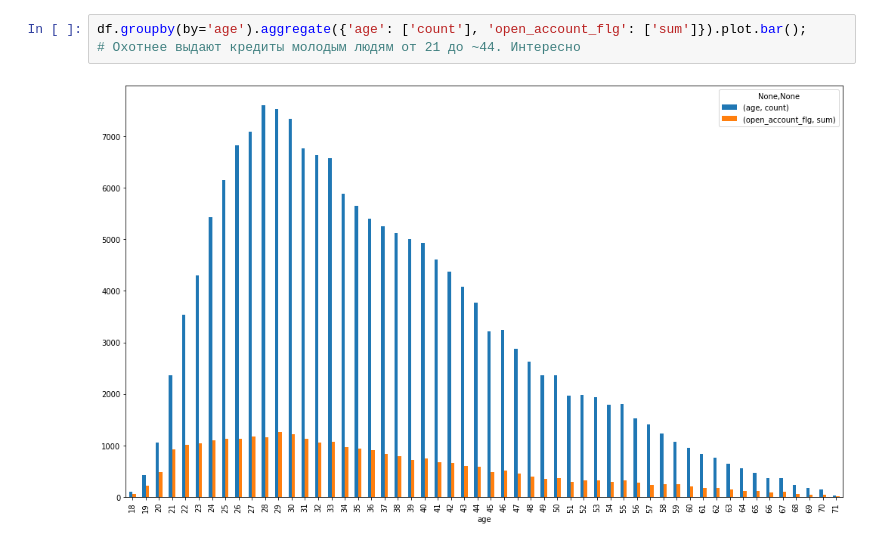
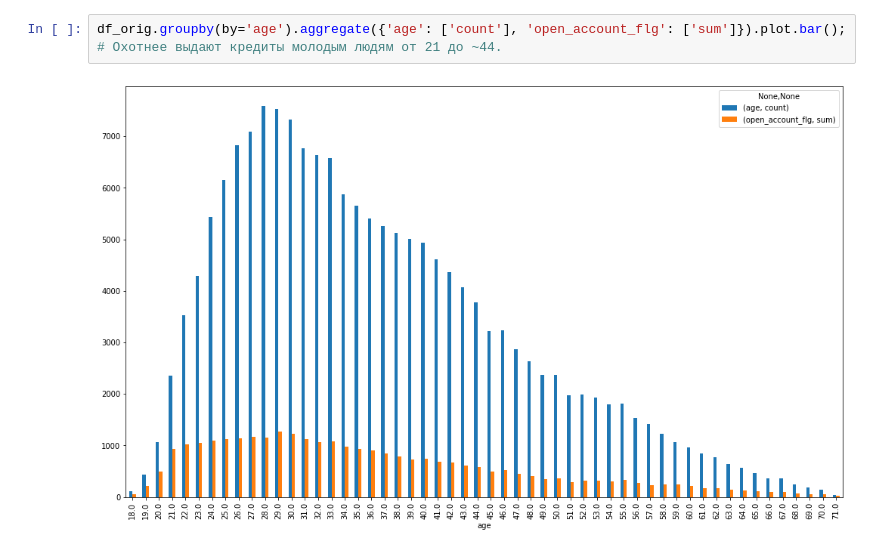
Before and after one commit to vkomodey/ds-courses, a Jupyter notebook: my-homeworks/04-credit/visualise.ipynb, the cells around one changed output. Cells and saved outputs as stored; diff of their text form.

```diff
--- a/my-homeworks/04-credit/visualise.ipynb
+++ b/my-homeworks/04-credit/visualise.ipynb
@@ -33,8 +31,8 @@ df.groupby(by='gender').aggregate({'gender': ['count'], 'open_account_flg': ['su
 # %% [output]
 [figure]
 # %%
-df.groupby(by='age').aggregate({'age': ['count'], 'open_account_flg': ['sum']}).plot.bar();
-# Охотнее выдают кредиты молодым людям от 21 до ~44. Интересно
+df_orig.groupby(by='age').aggregate({'age': ['count'], 'open_account_flg': ['sum']}).plot.bar();
+# Охотнее выдают кредиты молодым людям от 21 до ~44.
 # %% [output]
-[figure, old version]
+[figure, new version]
 # %%
```
Also changed, not shown: parts of 15 cells of this notebook, 7 other files.
